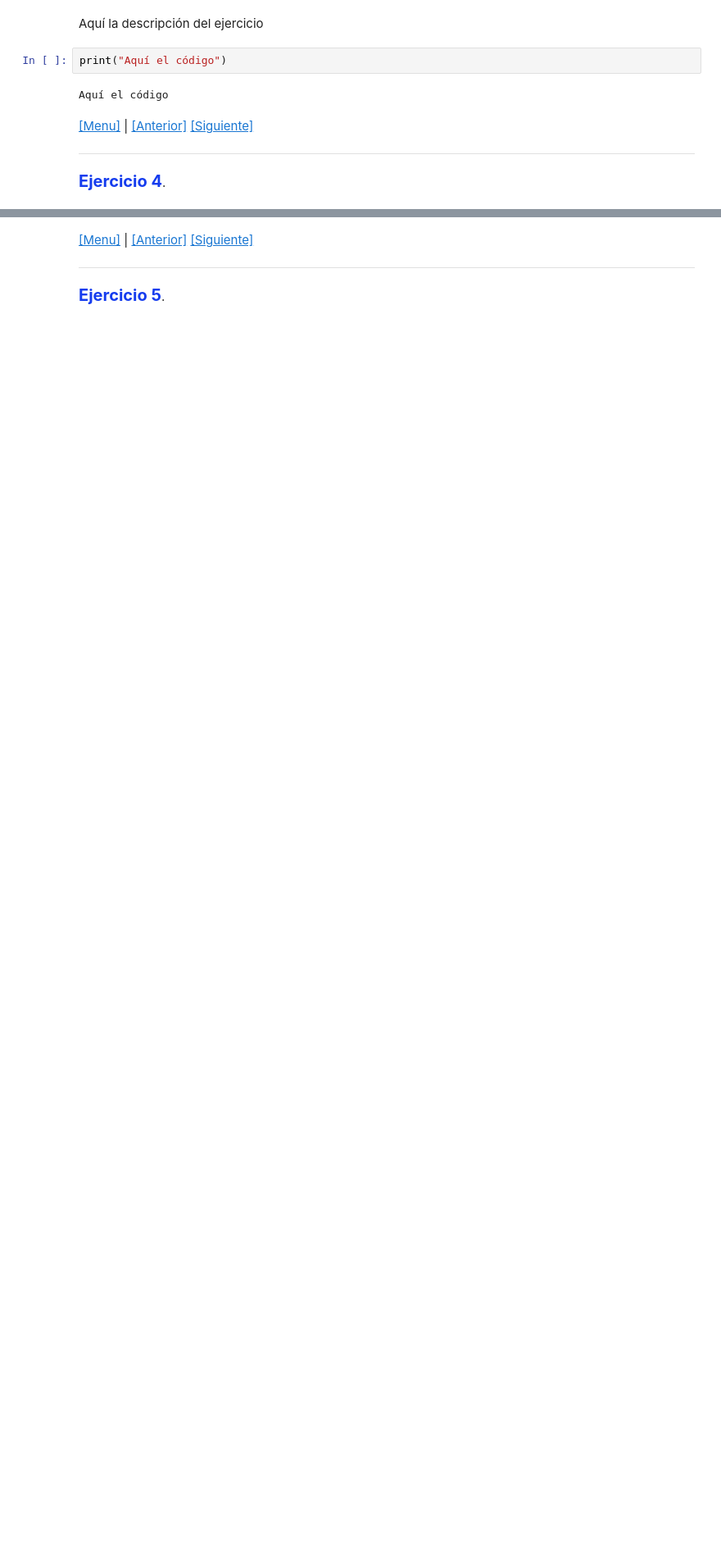
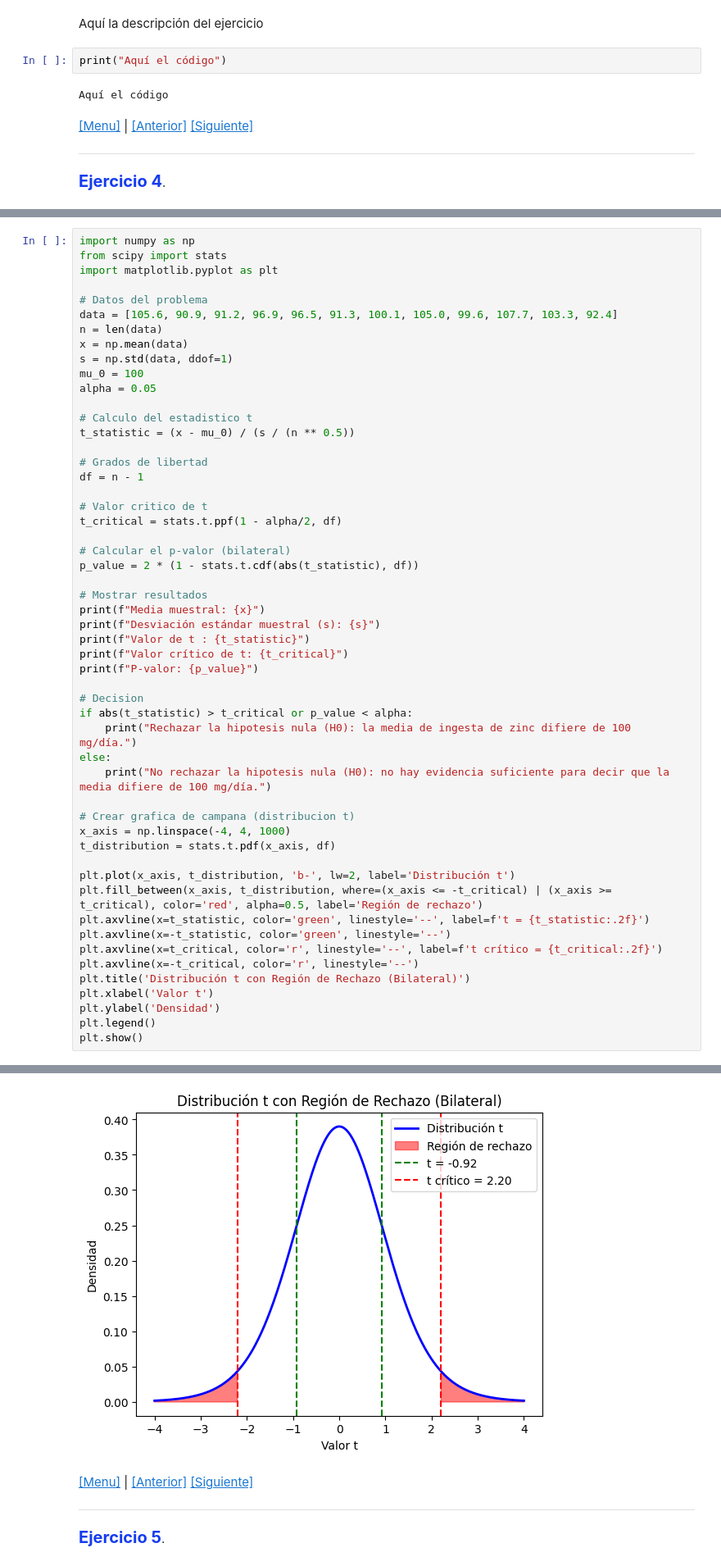
Before and after one commit to melaniesantiago/Ejercicios, a Jupyter notebook: ejercicios-t-student.ipynb, the cells around one changed output, grey strips where cells are left out. Shown: that part at 82% size. Saved outputs shown, nothing was run; the diff lists cells and outputs as text; blank space fills up the shorter version.

```diff
--- a/ejercicios-t-student.ipynb
+++ b/ejercicios-t-student.ipynb
@@ -67,0 +68,54 @@ Aquí el código
+# %%
+import numpy as np
+from scipy import stats
+import matplotlib.pyplot as plt
+
+# Datos del problema
+data = [105.6, 90.9, 91.2, 96.9, 96.5, 91.3, 100.1, 105.0, 99.6, 107.7, 103.3, 92.4]
+n = len(data)
+x = np.mean(data)
+s = np.std(data, ddof=1)
+mu_0 = 100
+alpha = 0.05
+
+# Calculo del estadistico t
+t_statistic = (x - mu_0) / (s / (n ** 0.5))
+
+# Grados de libertad
+df = n - 1
+
+# Valor critico de t
+t_critical = stats.t.ppf(1 - alpha/2, df)
+
+# Calcular el p-valor (bilateral)
+p_value = 2 * (1 - stats.t.cdf(abs(t_statistic), df))
+
+# Mostrar resultados
+print(f"Media muestral: {x}")
+print(f"Desviación estándar muestral (s): {s}")
+print(f"Valor de t : {t_statistic}")
+print(f"Valor crítico de t: {t_critical}")
+print(f"P-valor: {p_value}")
+
+# Decision
+if abs(t_statistic) > t_critical or p_value < alpha:
+    print("Rechazar la hipotesis nula (H0): la media de ingesta de zinc difiere de 100 mg/día.")
+else:
+    print("No rechazar la hipotesis nula (H0): no hay evidencia suficiente para decir que la media difiere de 100 mg/día.")
+
+# Crear grafica de campana (distribucion t)
+x_axis = np.linspace(-4, 4, 1000)
+t_distribution = stats.t.pdf(x_axis, df)
+
+plt.plot(x_axis, t_distribution, 'b-', lw=2, label='Distribución t')
+plt.fill_between(x_axis, t_distribution, where=(x_axis <= -t_critical) | (x_axis >= t_critical), color='red', alpha=0.5, label='Región de rechazo')
+plt.axvline(x=t_statistic, color='green', linestyle='--', label=f't = {t_statistic:.2f}')
+plt.axvline(x=-t_statistic, color='green', linestyle='--')
+plt.axvline(x=t_critical, color='r', linestyle='--', label=f't crítico = {t_critical:.2f}')
+plt.axvline(x=-t_critical, color='r', linestyle='--')
+plt.title('Distribución t con Región de Rechazo (Bilateral)')
+plt.xlabel('Valor t')
+plt.ylabel('Densidad')
+plt.legend()
+plt.show()
+# %% [output]
@@ -68,3 +128,4 @@ Aquí el código
+[figure, added]
 # %% [markdown]
 <div id=ex_5></div>
 
```
Also changed, not shown: parts of 12 cells of this notebook.
